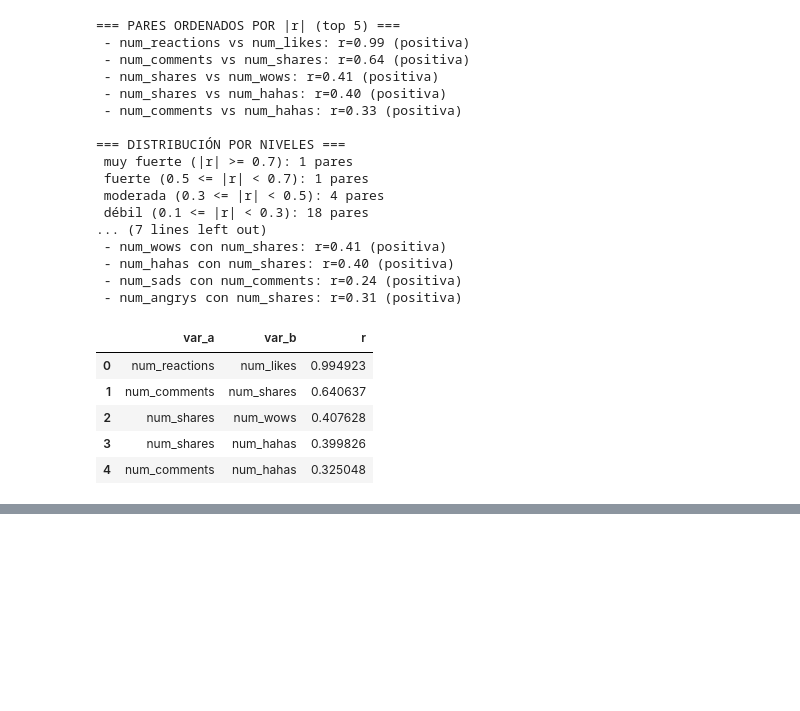
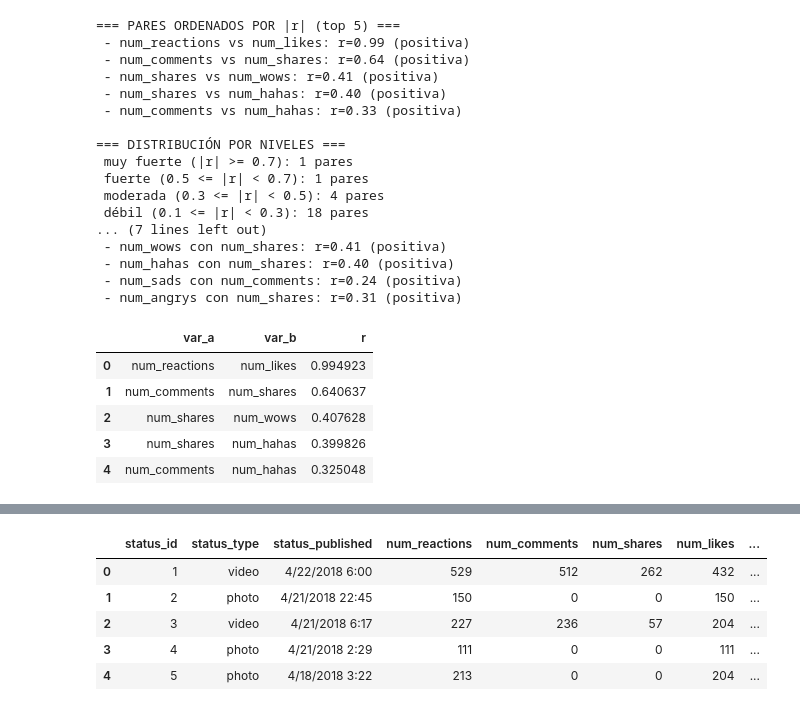
Before and after one commit to Rodrigo041125/Clase1ArteAnalitica, a Jupyter notebook: htmapnboxplt.ipynb, the cells around one changed output, grey strips where cells are left out. Saved outputs shown, nothing was run; the diff lists cells and outputs as text; code cells hidden in the pictures; blank space fills up the shorter version.

```diff
--- a/htmapnboxplt.ipynb
+++ b/htmapnboxplt.ipynb
@@ -185,0 +197,12 @@ res_df.head()
+# %%
+data_clean = data.drop(columns=['num_wows', 'num_hahas', 'num_sads', 'num_angrys'])
+data_clean.head()
+#Aqui, en seguimiento a las conclusiones de la actividad anterior#
+#Decicí eliminar las columnas de wows, hahas, sads y angrys ya que tenían valores atípicos y correlaciones bajas con las otras variables
+# %% [output]
+|  | status_id | status_type | status_published | num_reactions | num_comments | num_shares | num_likes | ... |
+| 0 | 1 | video | 4/22/2018 6:00 | 529 | 512 | 262 | 432 | ... |
+| 1 | 2 | photo | 4/21/2018 22:45 | 150 | 0 | 0 | 150 | ... |
+| 2 | 3 | video | 4/21/2018 6:17 | 227 | 236 | 57 | 204 | ... |
+| 3 | 4 | photo | 4/21/2018 2:29 | 111 | 0 | 0 | 111 | ... |
+| 4 | 5 | photo | 4/18/2018 3:22 | 213 | 0 | 0 | 204 | ... |
```
Also changed, not shown: parts of 6 cells of this notebook.
